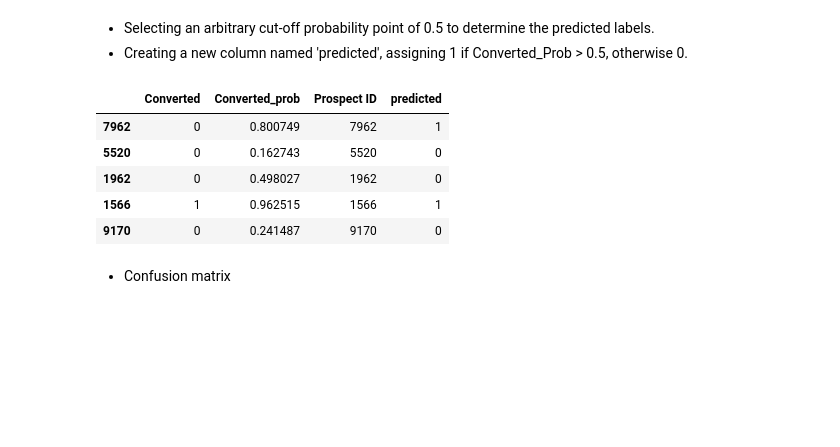
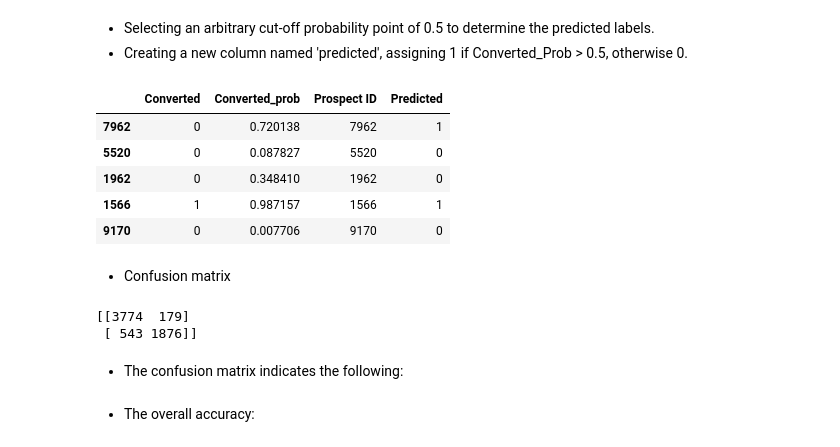
Before and after one commit to BharatPanera/lead_scoring_case_study, a Jupyter notebook: lead_scoring.ipynb, the cells around one changed output. Saved outputs shown, nothing was run; the diff lists cells and outputs as text; code cells hidden in the pictures; blank space fills up the shorter version.

Commit message:
Model rebuilding is done

```diff
--- a/lead_scoring.ipynb
+++ b/lead_scoring.ipynb
@@ -1712,5 +1739,7 @@ rfe_supported_cols = rfe_supported_cols.drop('current_occupation_Housewife', 1)
 # %% [markdown]
 **2nd Model**
+# %%
+rfe_supported_cols = rfe_supported_cols.drop('lead_source_Organic_Search', 1)
 # %%
 # Adding the constant
 X_train_model = sm.add_constant(X_train[rfe_supported_cols])
@@ -1786,7 +1814,7 @@ check_vif(X_train[rfe_supported_cols])
 # %% [markdown]
 **3rd Model**
 # %%
-rfe_supported_cols = rfe_supported_cols.drop('specialization_E-Business', 1)
+rfe_supported_cols = rfe_supported_cols.drop('lead_origin_Landing_Page_Submission', 1)
 # %%
 # Adding the constant
 X_train_model = sm.add_constant(X_train[rfe_supported_cols])
@@ -1911,12 +1915,0 @@ rfe_supported_cols = rfe_supported_cols.drop('lead_origin_Lead_Import', 1)
-# %%
-# Adding the constant
-X_train_model = sm.add_constant(X_train[rfe_supported_cols])
-
-# Creating the model
-lr_sm5 = sm.GLM(y_train,X_train_model, family = sm.families.Binomial())
-
-# fit the model
-lr_sm_model = lr_sm5.fit()
-
-#parameters of the model
-lr_sm_model.summary()
@@ -1968,12 +1915,0 @@ rfe_supported_cols = rfe_supported_cols.drop('last_activity_Form_Submitted_on_We
-# %%
-# Adding the constant
-X_train_model = sm.add_constant(X_train[rfe_supported_cols])
-
-# Creating the model
-lr_sm6 = sm.GLM(y_train,X_train_model, family = sm.families.Binomial())
-
-# fit the model
-lr_sm_model = lr_sm6.fit()
-
-#parameters of the model
-lr_sm_model.summary()
@@ -2048,14 +1963,22 @@ y_train_pred_final.head()
 - Selecting an arbitrary cut-off probability point of 0.5 to determine the predicted labels.
 - Creating a new column named 'predicted', assigning 1 if Converted_Prob > 0.5, otherwise 0.
 # %%
-y_train_pred_final['predicted'] = y_train_pred_final.Converted_prob.map(lambda x: 1 if x > 0.5 else 0)
+y_train_pred_final['Predicted'] = y_train_pred_final.Converted_prob.map(lambda x: 1 if x > 0.5 else 0)
 y_train_pred_final.head()
 # %% [output]
-|  | Converted | Converted_prob | Prospect ID | predicted |
-| 7962 | 0 | 0.800749 | 7962 | 1 |
-| 5520 | 0 | 0.162743 | 5520 | 0 |
-| 1962 | 0 | 0.498027 | 1962 | 0 |
-| 1566 | 1 | 0.962515 | 1566 | 1 |
-| 9170 | 0 | 0.241487 | 9170 | 0 |
+|  | Converted | Converted_prob | Prospect ID | Predicted |
+| 7962 | 0 | 0.720138 | 7962 | 1 |
+| 5520 | 0 | 0.087827 | 5520 | 0 |
+| 1962 | 0 | 0.348410 | 1962 | 0 |
+| 1566 | 1 | 0.987157 | 1566 | 1 |
+| 9170 | 0 | 0.007706 | 9170 | 0 |
 # %% [markdown]
 - Confusion matrix
+# %%
+confusion_metrix = metrics.confusion_matrix(y_train_pred_final.Converted, y_train_pred_final.Predicted)
+print(confusion_metrix)
+# %% [output]
+[[3774  179]
+ [ 543 1876]]
+# %% [markdown]
+- The confusion matrix indicates the following:
@@ -2061,0 +1990,2 @@ y_train_pred_final.head()
+# %% [markdown]
+- The overall accuracy:
```
Also changed, not shown: parts of 54 cells of this notebook.
